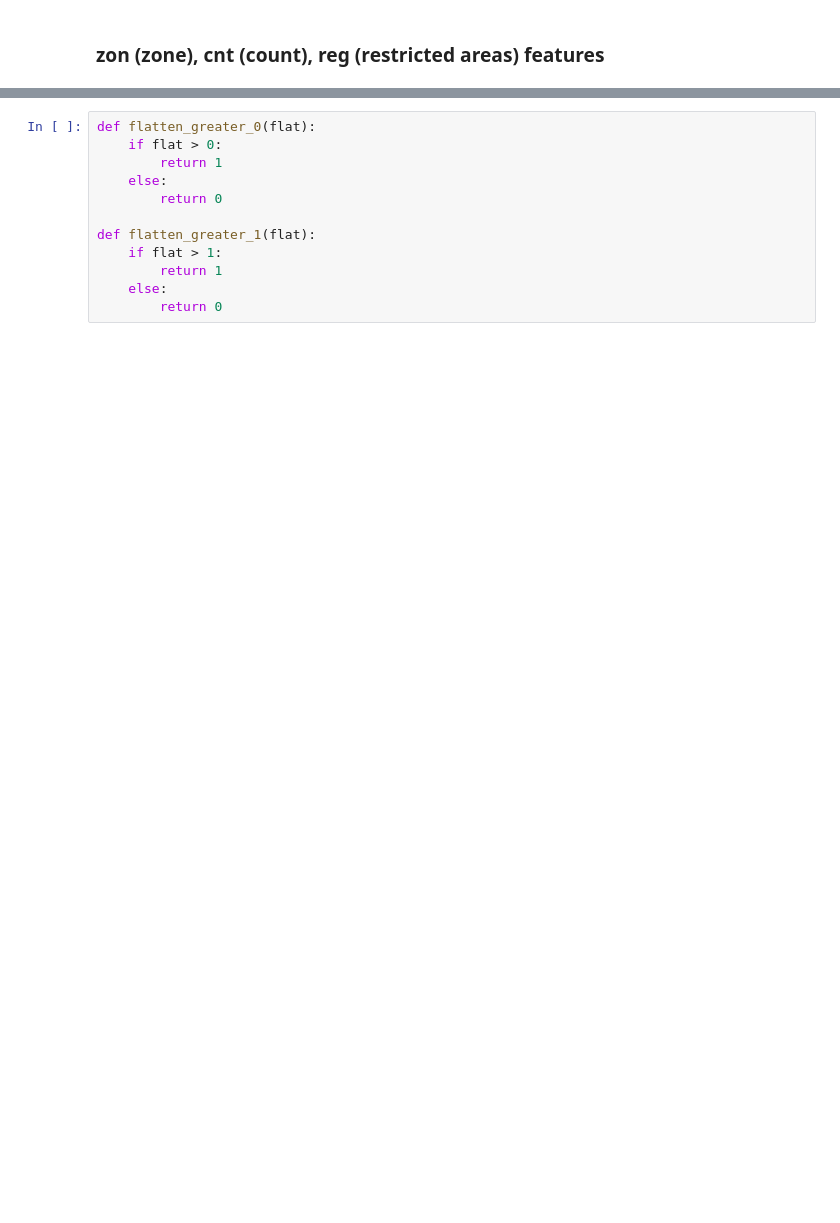
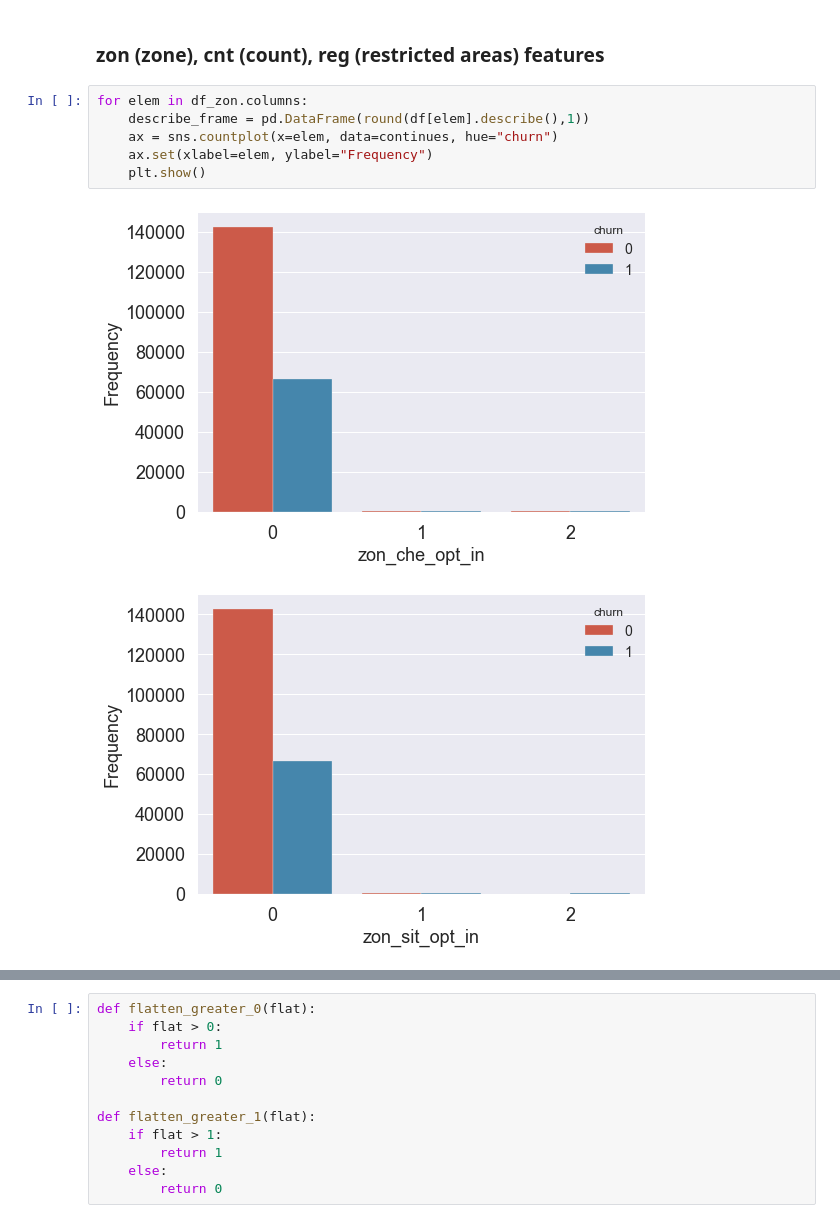
Before and after one commit to jb-ds2020/nf-ds3-capstone-churn-prevention, a Jupyter notebook: Capstone_Zeit.ipynb, the cells around one changed output, grey strips where cells are left out. Saved outputs shown, nothing was run; the diff lists cells and outputs as text; blank space fills up the shorter version.

```diff
--- a/Capstone_Zeit.ipynb
+++ b/Capstone_Zeit.ipynb
@@ -1296,2 +1383,11 @@ for i in ['received_anzahl_zeitbrief_6m', 'openedanzahl_zeitbrief_6m', 'clicked_
 # %% [markdown]
 ### zon (zone), cnt (count), reg (restricted areas) features
+# %%
+for elem in df_zon.columns:
+    describe_frame = pd.DataFrame(round(df[elem].describe(),1))
+    ax = sns.countplot(x=elem, data=continues, hue="churn")
+    ax.set(xlabel=elem, ylabel="Frequency")
+    plt.show()
+# %% [output]
+[figure, added]
+[figure, added]
```
Also changed, not shown: parts of 80 cells of this notebook.
